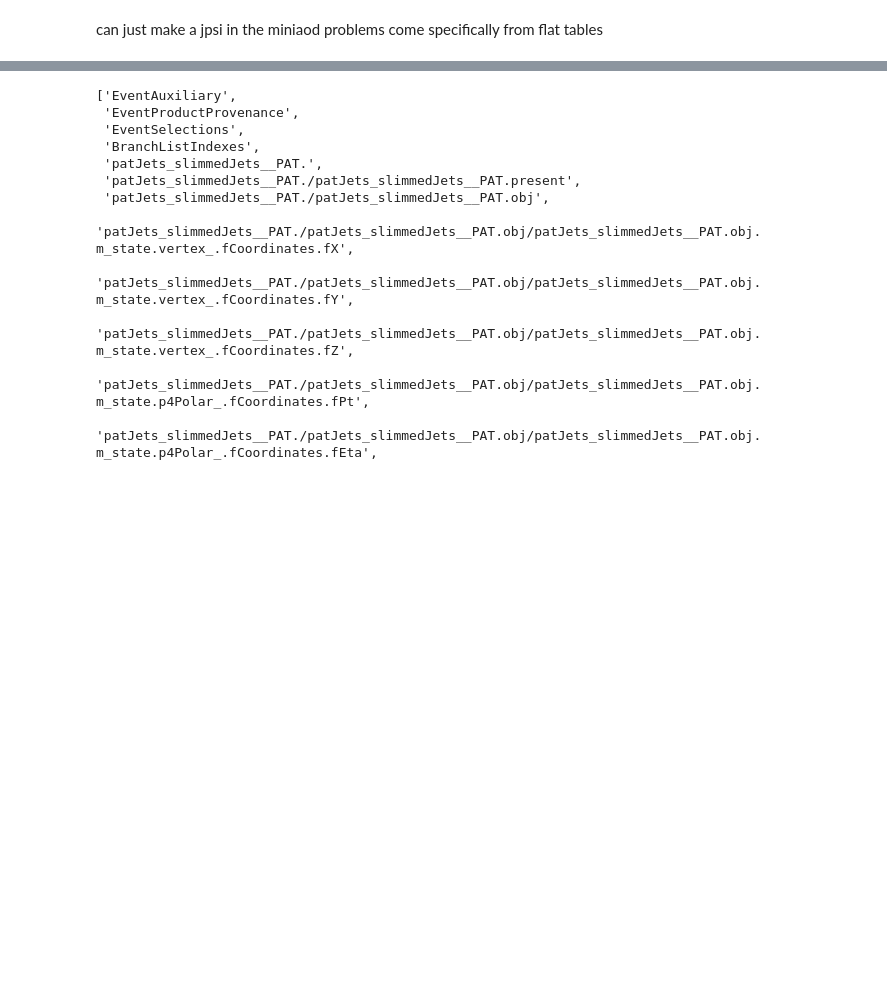
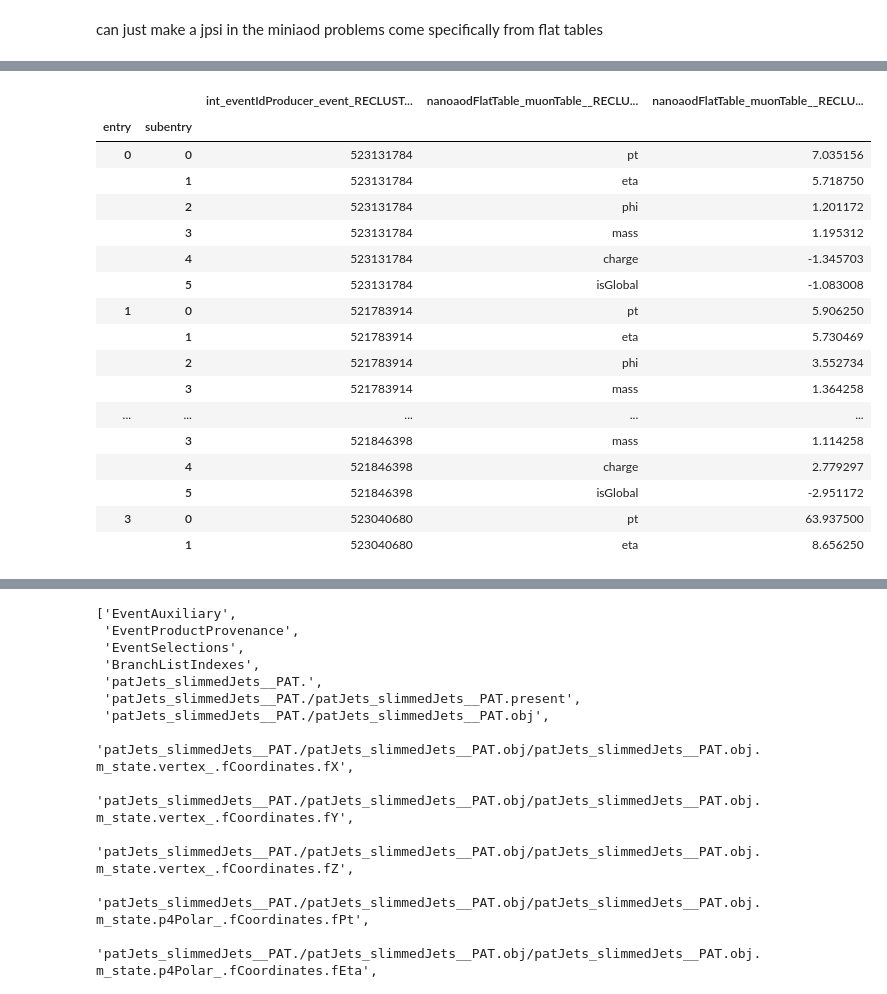
Before and after one commit to LiamMeurer/WSUJPsiIsoCharm, a Jupyter notebook: miniaod_test.ipynb, the cells around one changed output, grey strips where cells are left out. Saved outputs shown, nothing was run; the diff lists cells and outputs as text; code cells hidden in the pictures; blank space fills up the shorter version.

Commit message:
new miniaod test file

```diff
--- a/miniaod_test.ipynb
+++ b/miniaod_test.ipynb
@@ -9,3 +9,6 @@ import matplotlib.pyplot as plt
 # %% [markdown]
 can just make a jpsi in the miniaod
 problems come specifically from flat tables
+# %%
+test1 = uproot.open('lioNanoReclustered.root:Events')
+test1.keys()
@@ -11,0 +52,23 @@ problems come specifically from flat tables
+# %%
+data = test1.arrays(['int_eventIdProducer_event_RECLUSTER./int_eventIdProducer_event_RECLUSTER.obj','nanoaodFlatTable_muonTable__RECLUSTER./nanoaodFlatTable_muonTable__RECLUSTER.obj/nanoaodFlatTable_muonTable__RECLUSTER.obj.columns_/nanoaodFlatTable_muonTable__RECLUSTER.obj.columns_.name','nanoaodFlatTable_muonTable__RECLUSTER./nanoaodFlatTable_muonTable__RECLUSTER.obj/nanoaodFlatTable_muonTable__RECLUSTER.obj.floats_'])
+df = ak.to_dataframe(data)
+df.iloc[0:20]
+# %% [output]
+|  |  | int_eventIdProducer_event_RECLUST... | nanoaodFlatTable_muonTable__RECLU... | nanoaodFlatTable_muonTable__RECLU... |
+| entry | subentry |  |  |  |
+| 0 | 0 | 523131784 | pt | 7.035156 |
+|  | 1 | 523131784 | eta | 5.718750 |
+|  | 2 | 523131784 | phi | 1.201172 |
+|  | 3 | 523131784 | mass | 1.195312 |
+|  | 4 | 523131784 | charge | -1.345703 |
+|  | 5 | 523131784 | isGlobal | -1.083008 |
+| 1 | 0 | 521783914 | pt | 5.906250 |
+|  | 1 | 521783914 | eta | 5.730469 |
+|  | 2 | 521783914 | phi | 3.552734 |
+|  | 3 | 521783914 | mass | 1.364258 |
+| ... | ... | ... | ... | ... |
+|  | 3 | 521846398 | mass | 1.114258 |
+|  | 4 | 521846398 | charge | 2.779297 |
+|  | 5 | 521846398 | isGlobal | -2.951172 |
+| 3 | 0 | 523040680 | pt | 63.937500 |
+|  | 1 | 523040680 | eta | 8.656250 |
```
Also changed, not shown: parts of 13 cells of this notebook.
